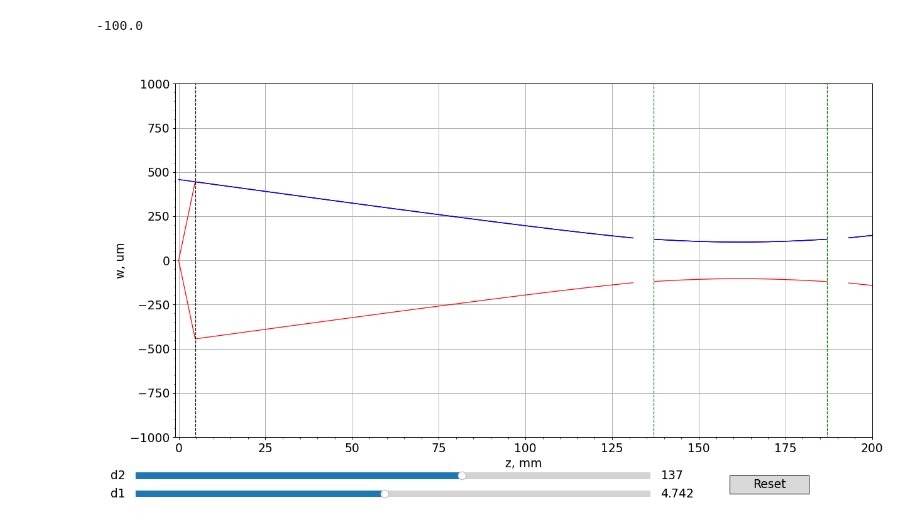
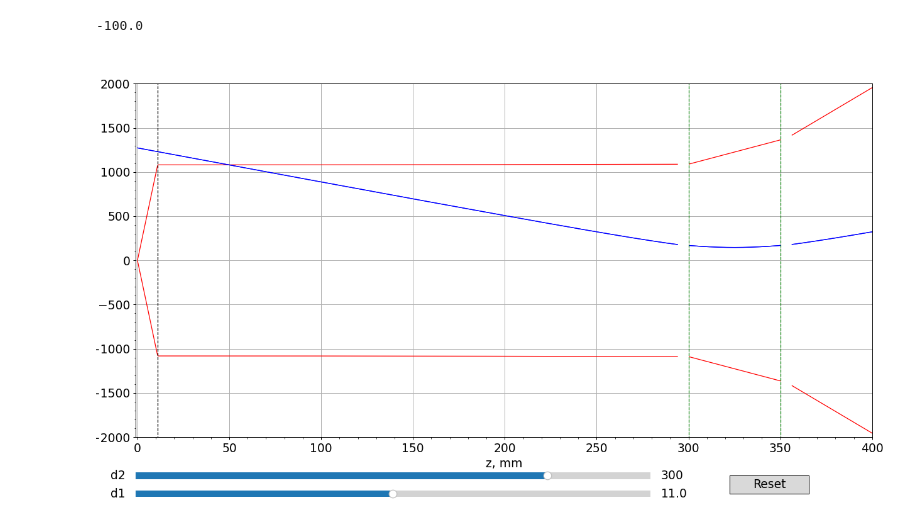
Before and after one commit to Gyron3/Cavity_doc, a Jupyter notebook: cavity_1560_7_5 copy.ipynb, the cells around one changed output. Drawn from its saved outputs; the diff is of its cells as text; code cells hidden in the pictures.

```diff
--- a/cavity_780.ipynb
+++ b/cavity_1560_7_5 copy.ipynb
@@ -59,8 +59,8 @@ def curved_mirror2(n,r,t):
 #all distances in mm
 
 # beam initial parameters
-l = 780 * 1e-6
-w0 = 0.5*5.3 * 1e-3
+l = 1560 * 1e-6
+w0 = 0.5*10.1 * 1e-3
 q0 = 1j * pi*w0*w0/l
 
 #glass refr index
@@ -77,13 +77,16 @@ L = 50
 g = 1 - L/R
 
 #lens focal lenghts
-f1 = 4.61
+f1 = 11
 f2 = -R/2
 
 #distances
-d1 = 4.742
-d2 = 137
-dend = 200
+# d1 = 4.784
+d1 = 11.43
+d2 = 271
+d_win = d2-18
+th_win = 3
+dend = 400
 
 d_cav_waist = d2 + L/2
 
@@ -94,7 +97,6 @@ q0cavrec = ((g-1) - (g**2 - 1)**(1/2) )/L
 print(1/np.real(q0cavrec))
 q0cav = 1/q0cavrec
 
-
 print()
 # %% [output]
 -100.0
@@ -206,20 +224,20 @@ line7 ,= ax.plot((init_d2 + L)*np.ones(2), 1e3*warr, lw=1,color='green',ls='--')
 
 ax.set_xlabel('z, mm')
 ax.set_ylabel('w, um')
-ax.set_ylim(-1000,1000)
+ax.set_ylim(-2000,2000)
 ax.set_xlim(-1,dend)
 
 
 # adjust the main plot to make room for the sliders
-plt.subplots_adjust(left=0.1, right=0.98, bottom=0.15,top=0.93)
+plt.subplots_adjust(left=0.05, right=0.98, bottom=0.15,top=0.93)
 
 # Make a horizontal slider to control the frequency.
 axd1 = plt.axes([0.05, 0.01, 0.65, 0.03])
 d1_slider = Slider(
     ax=axd1,
     label='d1',
-    valmin=4.5,
-    valmax=5,
+    valmin=d1*0.9,
+    valmax=d1*1.1,
     valinit=init_d1,
 )
 
@@ -228,8 +246,8 @@ axdr = plt.axes([0.05, 0.05, 0.65, 0.03])#([0.1, 0.25, 0.0225, 0.63])
 d2_slider = Slider(
     ax=axdr,
     label="d2",
-    valmin=80,
-    valmax=170,
+    valmin=100,
+    valmax=350,
     valinit=init_d2,
     #orientation="vertical"
 )
@@ -245,34 +263,34 @@ def update(val):
     line6.set_xdata((d2_slider.val)*np.ones(2))
     line7.set_xdata((L + d2_slider.val)*np.ones(2))
     # line8.set_ydata(1e3*wbackv0(zarr, d1_slider.val, d2_slider.val))
 
 
     fig.canvas.draw_idle()
 
 
 # register the update function with each slider
 d1_slider.on_changed(update)
 d2_slider.on_changed(update)
 
 # Create a `matplotlib.widgets.Button` to reset the sliders to initial values.
 resetax = plt.axes([0.8, 0.025, 0.1, 0.04])
 button = Button(resetax, 'Reset', hovercolor='0.975')
 
 
 def reset(event):
     d1_slider.reset()
     d2_slider.reset()
 
 button.on_clicked(reset)
 ax.minorticks_on()
 #ax[1].minorticks_on()
 
 ax.grid(True)
 #ax[1].grid(True)
 
 plt.show()
 # %% [output]
-[figure, old version]
+[figure, new version]
 # %%
 print(f'Cavity waist diameter = {2e3*wback(d2+L/2,d1,d2):.1f}')
 # %% [output]
```
Also changed, not shown: parts of 5 cells of this notebook, 5 other files.
